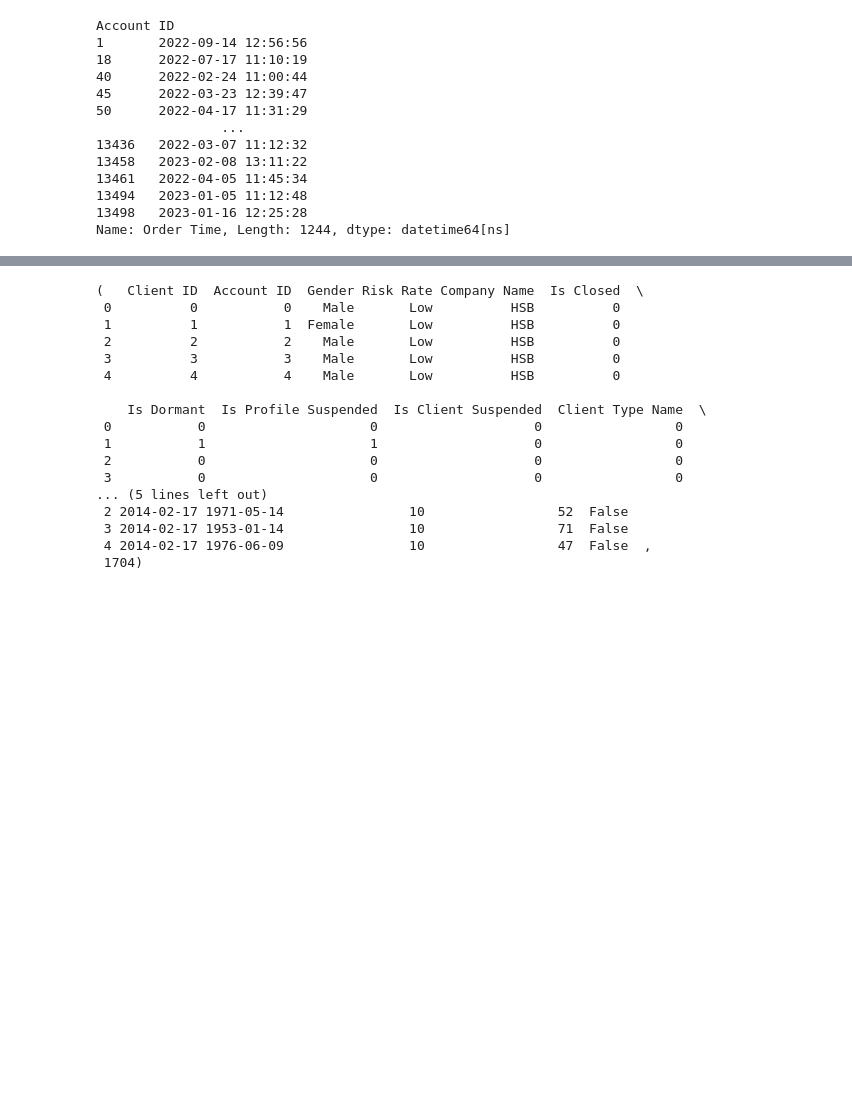
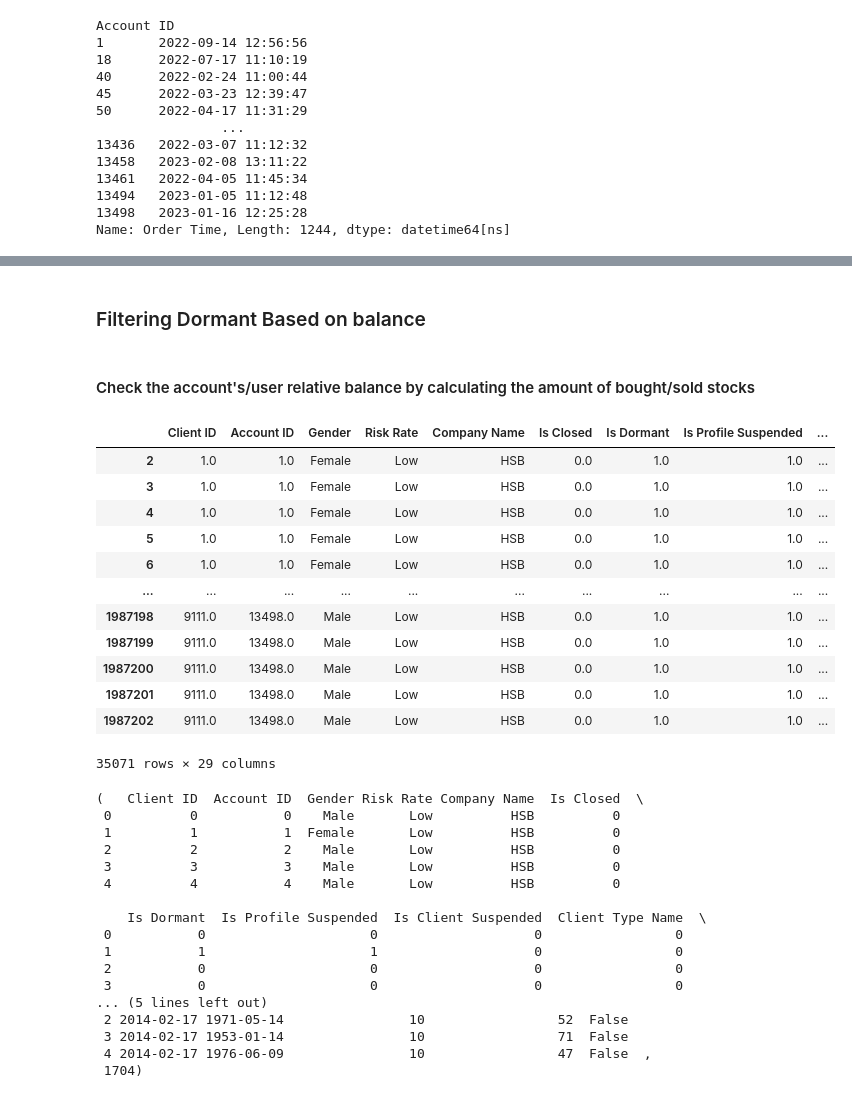
Before and after one commit to omar-sheta/datalytics, a Jupyter notebook: analysis.ipynb, the cells around one changed output, grey strips where cells are left out. Saved outputs shown, nothing was run; the diff lists cells and outputs as text; code cells hidden in the pictures; blank space fills up the shorter version.

```diff
--- a/analysis.ipynb
+++ b/analysis.ipynb
@@ -359,3 +355,9 @@ plt.xticks(rotation=45)  # Rotate the x-axis labels for better readability
 plt.show()
 # %% [output]
 [figure]
+# %% [markdown]
+### Filtering Dormant Based on balance
+# %%
+client_data_cp = clients_data.copy()
+order_data_cp = order_data.copy()
+merged_data_cp = merged_data.copy()
@@ -362,3 +366,22 @@ plt.show()
+# %% [markdown]
+#### Check the account's/user relative balance by calculating the amount of bought/sold stocks
+# %%
+# client_data_cp.where(client_data_cp['Is Dormant'] == 1).dropna()
+merged_data_cp.where(merged_data_cp['Is Dormant'] == 1).dropna()
+# %% [output]
+|  | Client ID | Account ID | Gender | Risk Rate | Company Name | Is Closed | Is Dormant | Is Profile Suspended | ... |
+| 2 | 1.0 | 1.0 | Female | Low | HSB | 0.0 | 1.0 | 1.0 | ... |
+| 3 | 1.0 | 1.0 | Female | Low | HSB | 0.0 | 1.0 | 1.0 | ... |
+| 4 | 1.0 | 1.0 | Female | Low | HSB | 0.0 | 1.0 | 1.0 | ... |
+| 5 | 1.0 | 1.0 | Female | Low | HSB | 0.0 | 1.0 | 1.0 | ... |
+| 6 | 1.0 | 1.0 | Female | Low | HSB | 0.0 | 1.0 | 1.0 | ... |
+| ... | ... | ... | ... | ... | ... | ... | ... | ... | ... |
+| 1987198 | 9111.0 | 13498.0 | Male | Low | HSB | 0.0 | 1.0 | 1.0 | ... |
+| 1987199 | 9111.0 | 13498.0 | Male | Low | HSB | 0.0 | 1.0 | 1.0 | ... |
+| 1987200 | 9111.0 | 13498.0 | Male | Low | HSB | 0.0 | 1.0 | 1.0 | ... |
+| 1987201 | 9111.0 | 13498.0 | Male | Low | HSB | 0.0 | 1.0 | 1.0 | ... |
+| 1987202 | 9111.0 | 13498.0 | Male | Low | HSB | 0.0 | 1.0 | 1.0 | ... |
+35071 rows × 29 columns
 # %%
 # Based on the user's observation, let's directly implement the churn column addition and count the churned clients
 # as per the provided code snippets.
```
Also changed, not shown: parts of 17 cells of this notebook.
